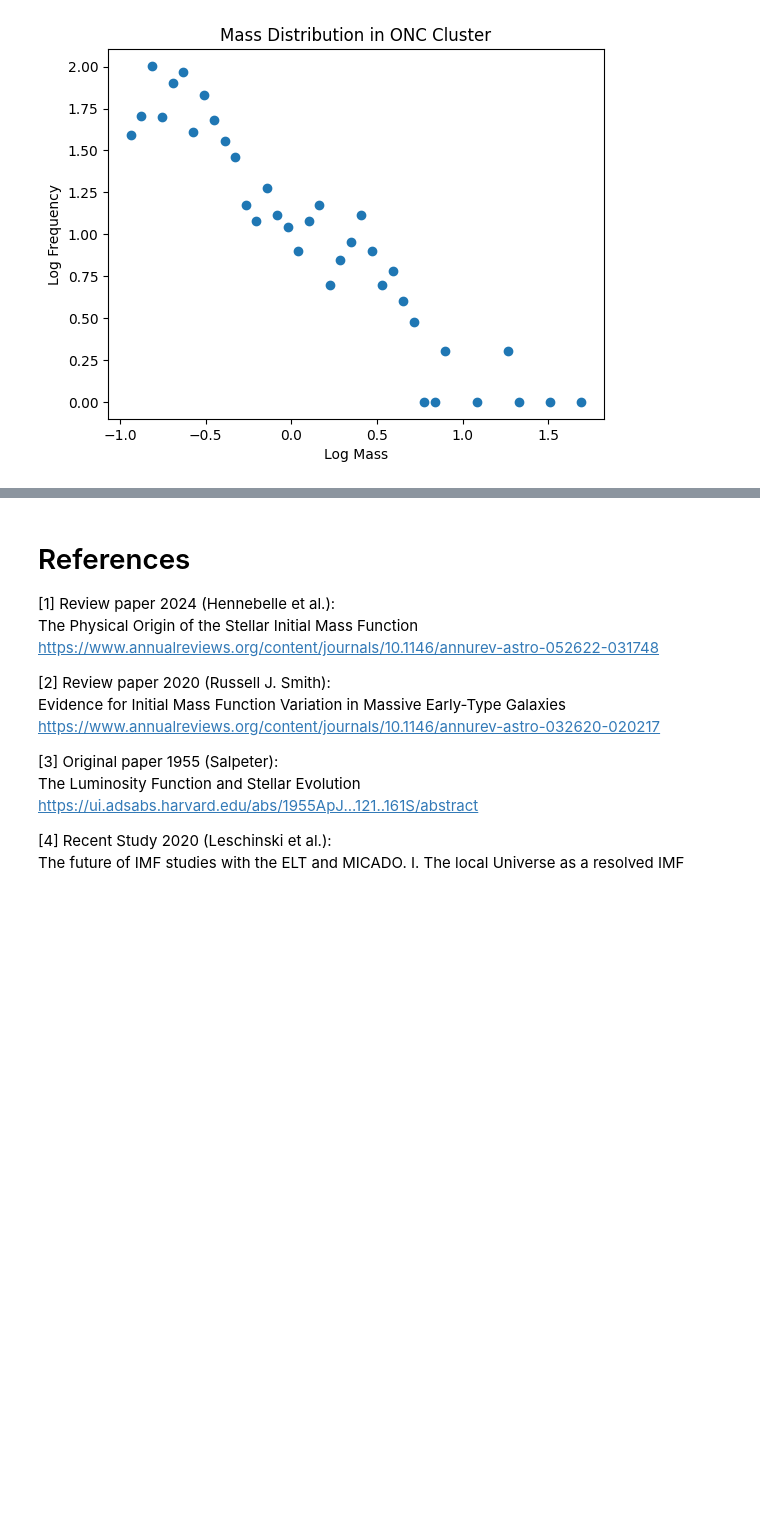
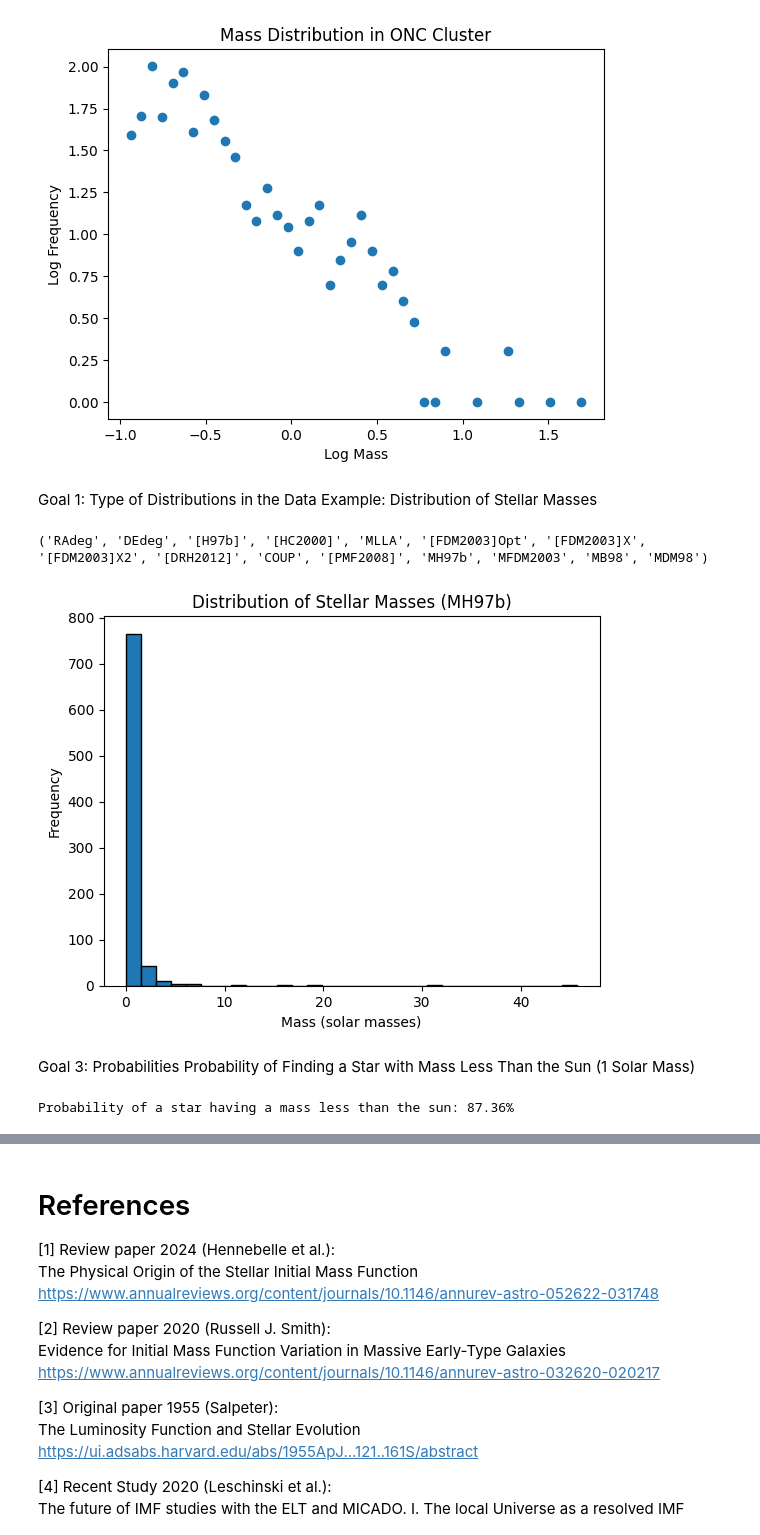
Before and after one commit to laxm7/sta_project, a Jupyter notebook: imf_chiara_felix_laxman.ipynb, the cells around one changed output, grey strips where cells are left out. Drawn from its saved outputs; the diff is of its cells as text; code cells hidden in the pictures; blank space fills up the shorter version.

```diff
--- a/imf_chiara_felix_laxman.ipynb
+++ b/imf_chiara_felix_laxman.ipynb
@@ -284,3 +276,36 @@ plt.title("Mass Distribution in ONC Cluster")
 plt.show()
 # %% [output]
 [figure]
+# %% [markdown]
+Goal 1: Type of Distributions in the Data
+Example: Distribution of Stellar Masses
+# %%
+print(table.dtype.names)
+# %% [output]
+('RAdeg', 'DEdeg', '[H97b]', '[HC2000]', 'MLLA', '[FDM2003]Opt', '[FDM2003]X', '[FDM2003]X2', '[DRH2012]', 'COUP', '[PMF2008]', 'MH97b', 'MFDM2003', 'MB98', 'MDM98')
+# %%
+import numpy as np
+from matplotlib import pyplot as plt
+
+# Selecting the mass column "MH97b" and filtering out zero or negative values
+mass = table["MH97b"]
+mass = mass[mass > 0]
+
+# Plotting histogram
+plt.hist(mass, bins=30, edgecolor="black")
+plt.xlabel("Mass (solar masses)")
+plt.ylabel("Frequency")
+plt.title("Distribution of Stellar Masses (MH97b)")
+plt.show()
+# %% [output]
+[figure, added]
+# %% [markdown]
+Goal 3: Probabilities
+Probability of Finding a Star with Mass Less Than the Sun (1 Solar Mass)
+# %%
+# Counting stars with mass < 1 solar mass
+prob_less_than_sun = np.sum(mass < 1) / len(mass)
+
+print(f"Probability of a star having a mass less than the sun: {prob_less_than_sun:.2%}")
+# %% [output]
+Probability of a star having a mass less than the sun: 87.36%
```
Also changed, not shown: parts of 6 cells of this notebook.
